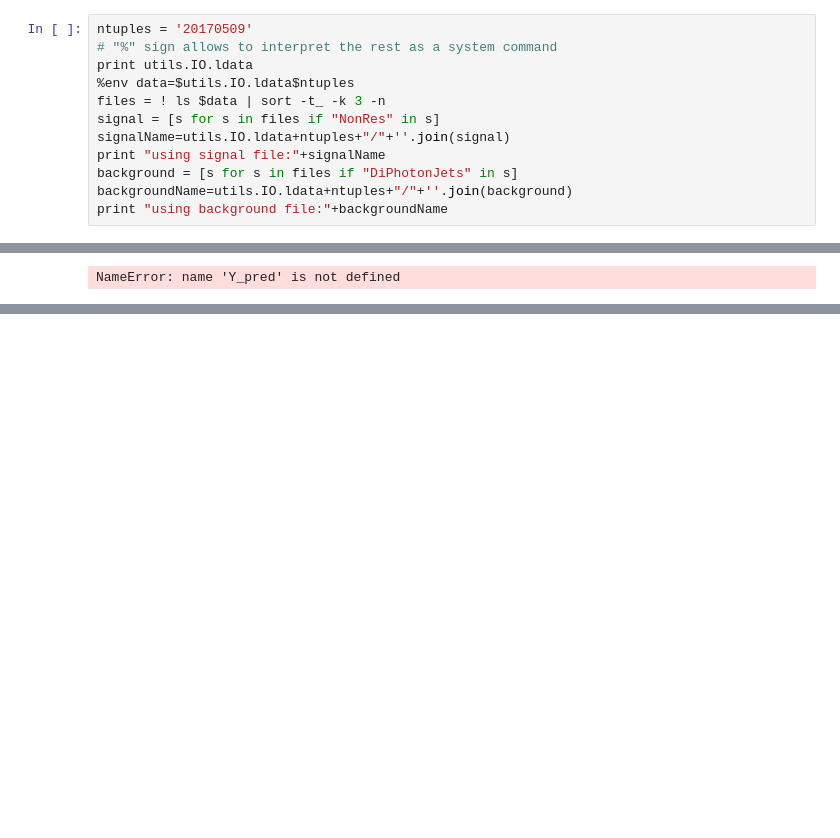
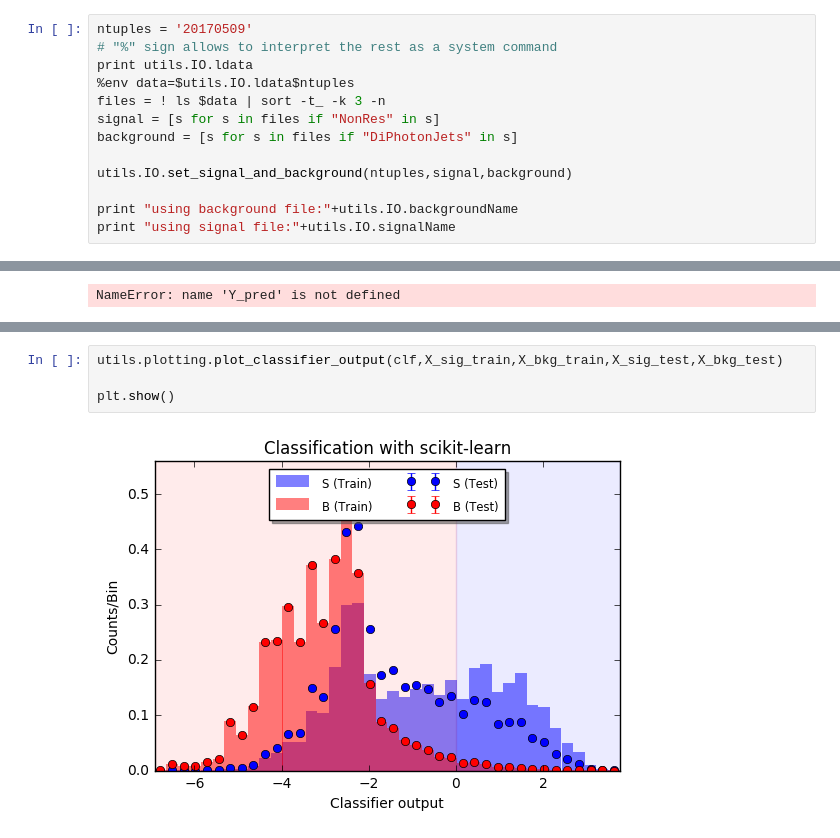
Before and after one commit to michelif/HHbbgg_ETH, a Jupyter notebook: Training/notebooks/test.ipynb, the cells around one changed output, grey strips where cells are left out. Drawn from its saved outputs; the diff is of its cells as text; blank space fills up the shorter version.

```diff
--- a/Training/notebooks/test.ipynb
+++ b/Training/notebooks/test.ipynb
@@ -12,11 +12,12 @@ print utils.IO.ldata
 %env data=$utils.IO.ldata$ntuples
 files = ! ls $data | sort -t_ -k 3 -n
 signal = [s for s in files if "NonRes" in s]
-signalName=utils.IO.ldata+ntuples+"/"+''.join(signal)
-print "using signal file:"+signalName
 background = [s for s in files if "DiPhotonJets" in s]
-backgroundName=utils.IO.ldata+ntuples+"/"+''.join(background)
-print "using background file:"+backgroundName
+
+utils.IO.set_signal_and_background(ntuples,signal,background)
+
+print "using background file:"+utils.IO.backgroundName
+print "using signal file:"+utils.IO.signalName
 # %% [output]
 /mnt/t3nfs01/data01/shome/micheli/HHbbgg_ETH/root_files/
 env: data=/mnt/t3nfs01/data01/shome/micheli/HHbbgg_ETH/root_files/20170509
@@ -290,3 +190,9 @@ plt.show()
+# %%
+utils.plotting.plot_classifier_output(clf,X_sig_train,X_bkg_train,X_sig_test,X_bkg_test)
+
+plt.show()
+# %% [output]
+[figure, added]
 # %%
 plt.hist(Y_pred_sig_test,color='g', alpha=0.5,
              normed=True,
```
Also changed, not shown: parts of 8 cells of this notebook, 1 other file.
